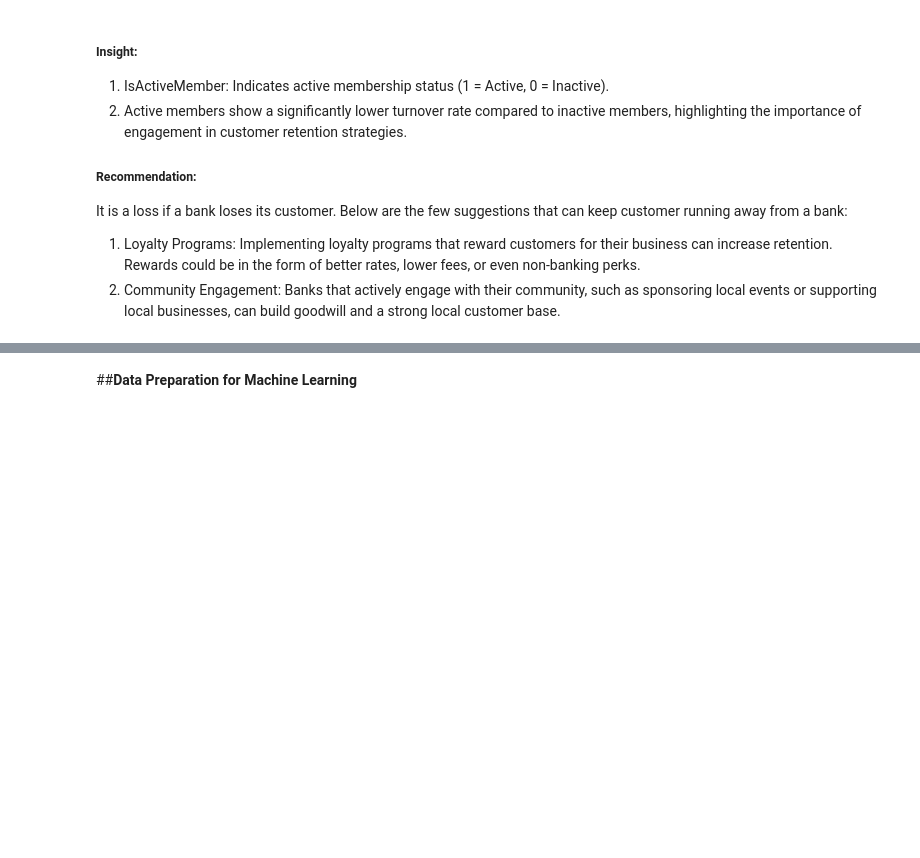
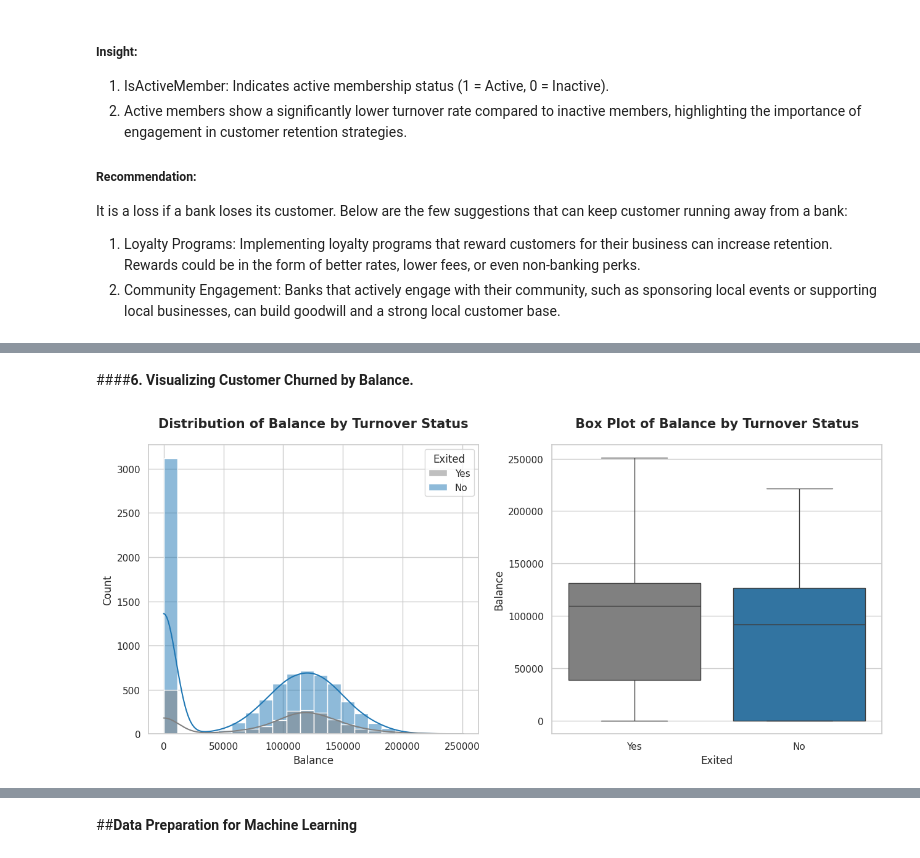
Before and after one commit to AzlinRusnan/Bank_Turnover_Analysis, a Jupyter notebook: Bank_Turnover_Analysis.ipynb, the cells around one changed output, grey strips where cells are left out. Saved outputs shown, nothing was run; the diff lists cells and outputs as text; code cells hidden in the pictures; blank space fills up the shorter version.

```diff
--- a/Bank_Turnover_Analysis.ipynb
+++ b/Bank_Turnover_Analysis.ipynb
@@ -342,0 +356,27 @@ It is a loss if a bank loses its customer. Below are the few suggestions that ca
+# %% [markdown]
+####**6. Visualizing Customer Churned by Balance.**
+# %%
+import seaborn as sns
+import matplotlib.pyplot as plt
+
+def continuous_plot(column, data):
+    professional_palette = ['gray', '#1f77b4']  # Setting the professional color palette
+
+    plt.figure(figsize=(13, 6))
+
+    # Histogram with KDE
+    plt.subplot(1, 2, 1)
+    sns.histplot(data=data, x=column, hue="Exited", kde=True, palette=professional_palette)
+    plt.title(f"Distribution of {column} by Turnover Status", fontweight="bold", pad=20, size=15)
+
+    # Boxplot
+    plt.subplot(1, 2, 2)
+    sns.boxplot(x="Exited", y=column, data=data, palette=professional_palette)
+    plt.title(f"Box Plot of {column} by Turnover Status", fontweight="bold", pad=20, size=15)
+
+    plt.tight_layout()
+    plt.show()
+# %%
+continuous_plot("Balance", df)
+# %% [output]
+[figure, added]
```
Also changed, not shown: parts of 15 cells of this notebook.
